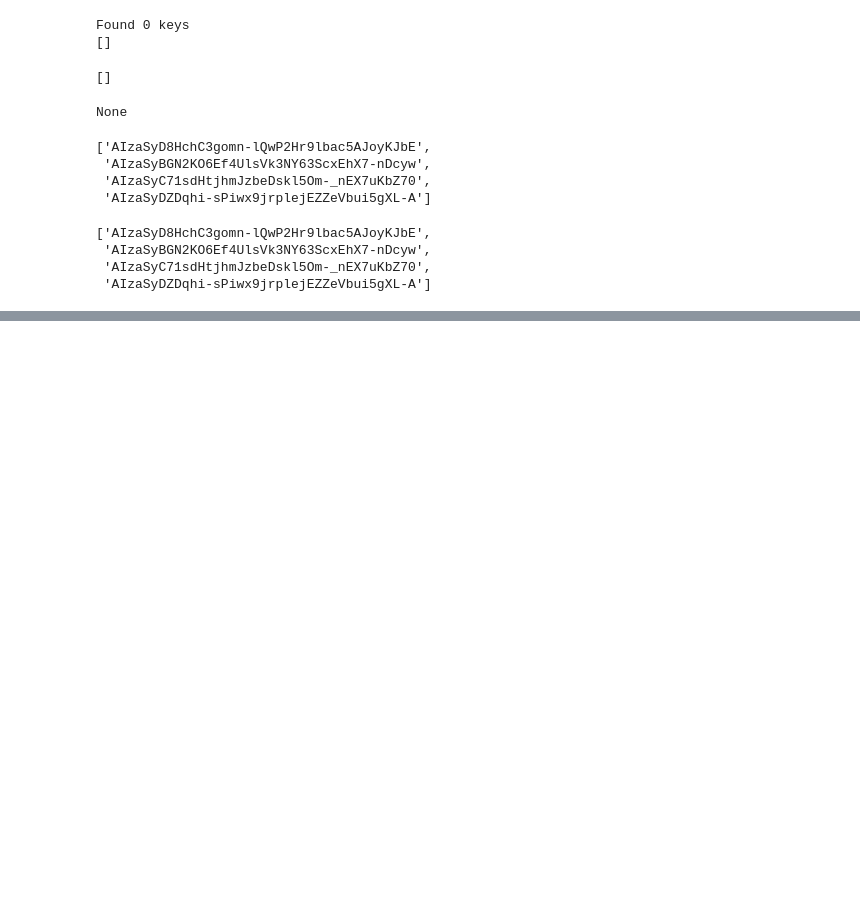
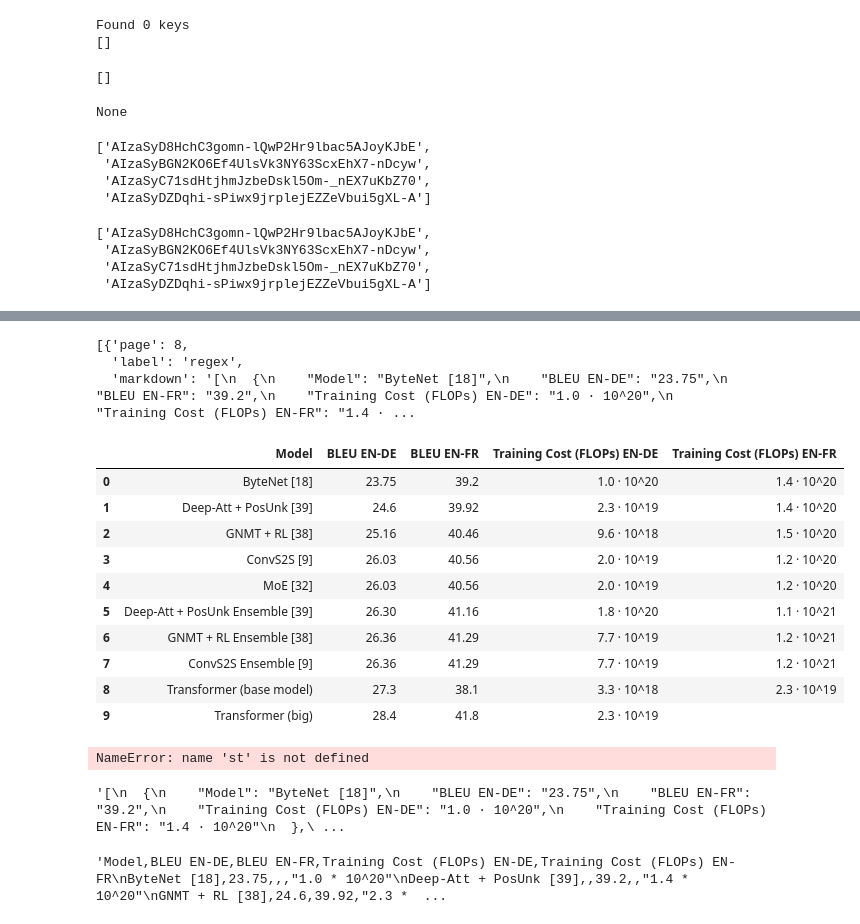
Before and after one commit to Siddhant989/Research-Copliot, a Jupyter notebook: research_pilot/flow.ipynb, the cells around one changed output, grey strips where cells are left out. Saved outputs shown, nothing was run; the diff lists cells and outputs as text; code cells hidden in the pictures; blank space fills up the shorter version.

Commit message:
changes in image and table pipeline

```diff
--- a/research_pilot/flow.ipynb
+++ b/research_pilot/flow.ipynb
@@ -3199,0 +3665,2 @@ numbered_keys
+# %%
+regex_pages_1=[8]
@@ -3199,0 +3671,10 @@ numbered_keys
+# %%
+tables = _process_pages(pdf_path, regex_pages_1, "regex")
+# %%
+tables
+# %% [output]
+[{'page': 8,
+  'label': 'regex',
+  'markdown': '[\n  {\n    "Model": "ByteNet [18]",\n    "BLEU EN-DE": "23.75",\n    "BLEU EN-FR": "39.2",\n    "Training Cost (FLOPs) EN-DE": "1.0 · 10^20",\n    "Training Cost (FLOPs) EN-FR": "1.4 · ...
+# %%
+csv_response=tables[0]['markdown']
@@ -3199,0 +3683,21 @@ numbered_keys
+# %%
+table_data = json.loads(csv_response)
+
+if table_data:
+    df = pd.DataFrame(table_data)
+else:
+    df = pd.DataFrame()
+# %%
+df
+# %% [output]
+|  | Model | BLEU EN-DE | BLEU EN-FR | Training Cost (FLOPs) EN-DE | Training Cost (FLOPs) EN-FR |
+| 0 | ByteNet [18] | 23.75 | 39.2 | 1.0 · 10^20 | 1.4 · 10^20 |
+| 1 | Deep-Att + PosUnk [39] | 24.6 | 39.92 | 2.3 · 10^19 | 1.4 · 10^20 |
+| 2 | GNMT + RL [38] | 25.16 | 40.46 | 9.6 · 10^18 | 1.5 · 10^20 |
+| 3 | ConvS2S [9] | 26.03 | 40.56 | 2.0 · 10^19 | 1.2 · 10^20 |
+| 4 | MoE [32] | 26.03 | 40.56 | 2.0 · 10^19 | 1.2 · 10^20 |
+| 5 | Deep-Att + PosUnk Ensemble [39] | 26.30 | 41.16 | 1.8 · 10^20 | 1.1 · 10^21 |
+| 6 | GNMT + RL Ensemble [38] | 26.36 | 41.29 | 7.7 · 10^19 | 1.2 · 10^21 |
+| 7 | ConvS2S Ensemble [9] | 26.36 | 41.29 | 7.7 · 10^19 | 1.2 · 10^21 |
+| 8 | Transformer (base model) | 27.3 | 38.1 | 3.3 · 10^18 | 2.3 · 10^19 |
+| 9 | Transformer (big) | 28.4 | 41.8 | 2.3 · 10^19 |  |
@@ -3199,0 +3706,8 @@ numbered_keys
+# %%
+st.dataframe(df)
+# %% [output]
+NameError: name 'st' is not defined
+# %%
+csv_response
+# %% [output]
+'[\n  {\n    "Model": "ByteNet [18]",\n    "BLEU EN-DE": "23.75",\n    "BLEU EN-FR": "39.2",\n    "Training Cost (FLOPs) EN-DE": "1.0 · 10^20",\n    "Training Cost (FLOPs) EN-FR": "1.4 · 10^20"\n  },\ ...
@@ -3199,0 +3717,4 @@ numbered_keys
+# %%
+csv_text
+# %% [output]
+'Model,BLEU EN-DE,BLEU EN-FR,Training Cost (FLOPs) EN-DE,Training Cost (FLOPs) EN-FR\nByteNet [18],23.75,,,"1.0 * 10^20"\nDeep-Att + PosUnk [39],,39.2,,"1.4 * 10^20"\nGNMT + RL [38],24.6,39.92,"2.3 *  ...
```
Also changed, not shown: parts of 34 cells of this notebook, 13 other files.
